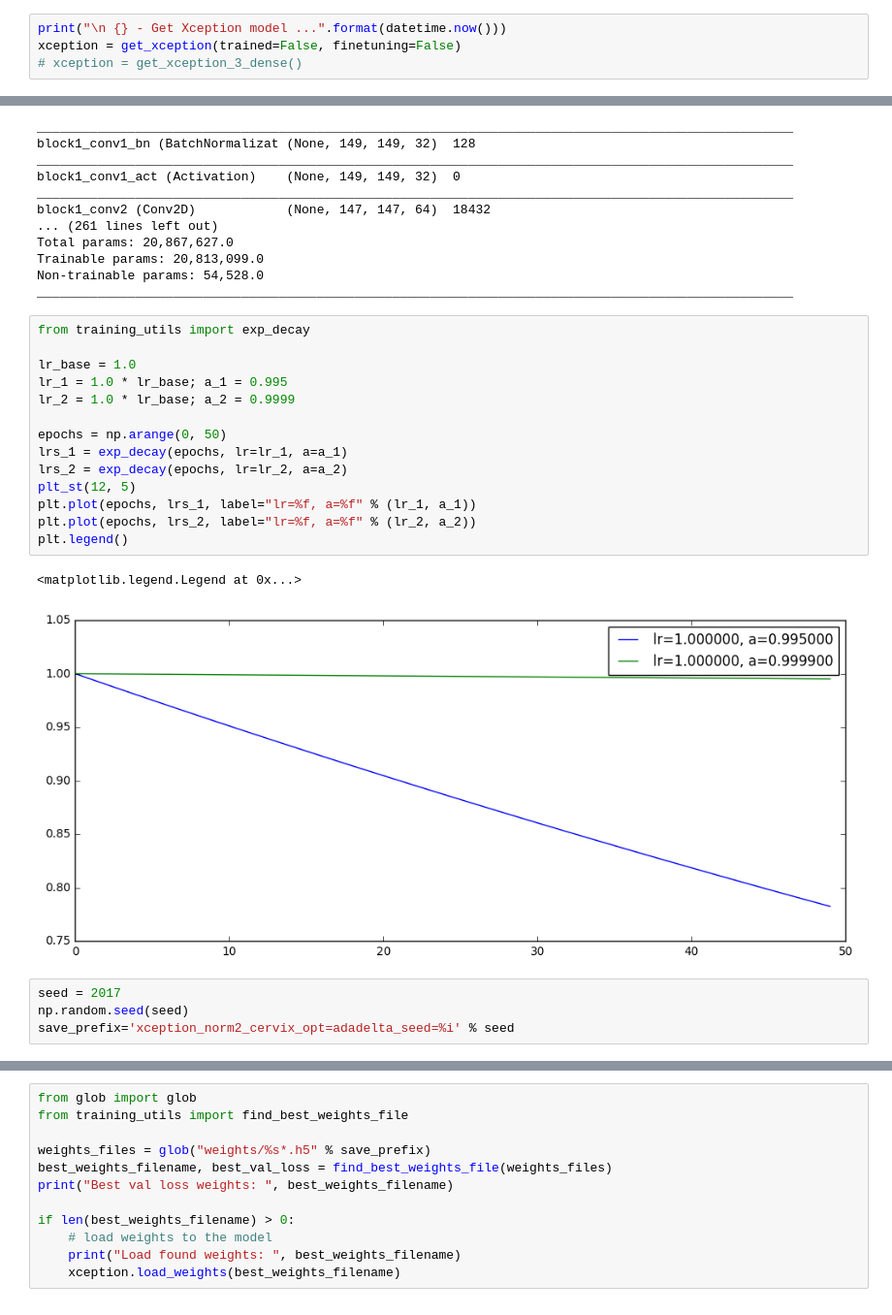
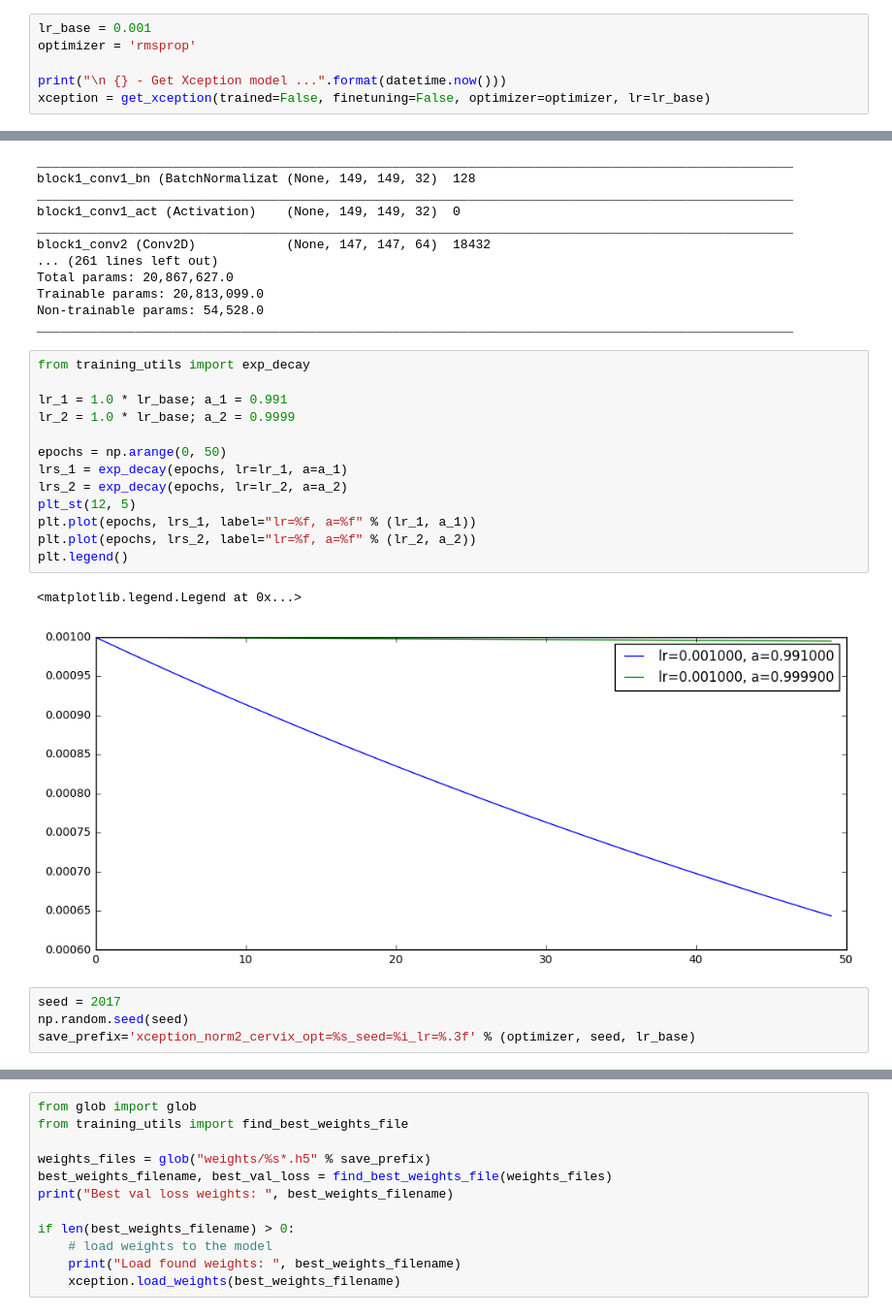
Before and after one commit to vfdev-5/Intel_MobileODT, a Jupyter notebook: notebooks/xception_cervix_classification_with_keras.ipynb, the cells around one changed output, grey strips where cells are left out. Shown at 97% size. Drawn from its saved outputs; the diff is of its cells as text.

```diff
--- a/notebooks/xception_cervix_classification_with_keras.ipynb
+++ b/notebooks/xception_cervix_classification_with_keras.ipynb
@@ -28,7 +28,9 @@ from xception_keras202 import get_xception, get_xception_3_dense
 # %% [output]
 Using TensorFlow backend.
 # %%
+lr_base = 0.001
+optimizer = 'rmsprop'
+
 print("\n {} - Get Xception model ...".format(datetime.now()))
-xception = get_xception(trained=False, finetuning=False)
-# xception = get_xception_3_dense()
+xception = get_xception(trained=False, finetuning=False, optimizer=optimizer, lr=lr_base)
 # %% [output]
@@ -56,24 +58,23 @@ ________________________________________________________________________________
 # %%
 from training_utils import exp_decay
 
-lr_base = 1.0
-lr_1 = 1.0 * lr_base; a_1 = 0.995
+lr_1 = 1.0 * lr_base; a_1 = 0.991
 lr_2 = 1.0 * lr_base; a_2 = 0.9999
 
 epochs = np.arange(0, 50)
 lrs_1 = exp_decay(epochs, lr=lr_1, a=a_1)
 lrs_2 = exp_decay(epochs, lr=lr_2, a=a_2)
 plt_st(12, 5)
 plt.plot(epochs, lrs_1, label="lr=%f, a=%f" % (lr_1, a_1))
 plt.plot(epochs, lrs_2, label="lr=%f, a=%f" % (lr_2, a_2))
 plt.legend()
 # %% [output]
 <matplotlib.legend.Legend at 0x...>
-[figure, old version]
+[figure, new version]
 # %%
 seed = 2017
 np.random.seed(seed)
-save_prefix='xception_norm2_cervix_opt=adadelta_seed=%i' % seed
+save_prefix='xception_norm2_cervix_opt=%s_seed=%i_lr=%.3f' % (optimizer, seed, lr_base)
 # %%
 from training_utils import get_trainval_id_type_lists3
 
```
Also changed, not shown: parts of 9 cells of this notebook, 16 other files.
